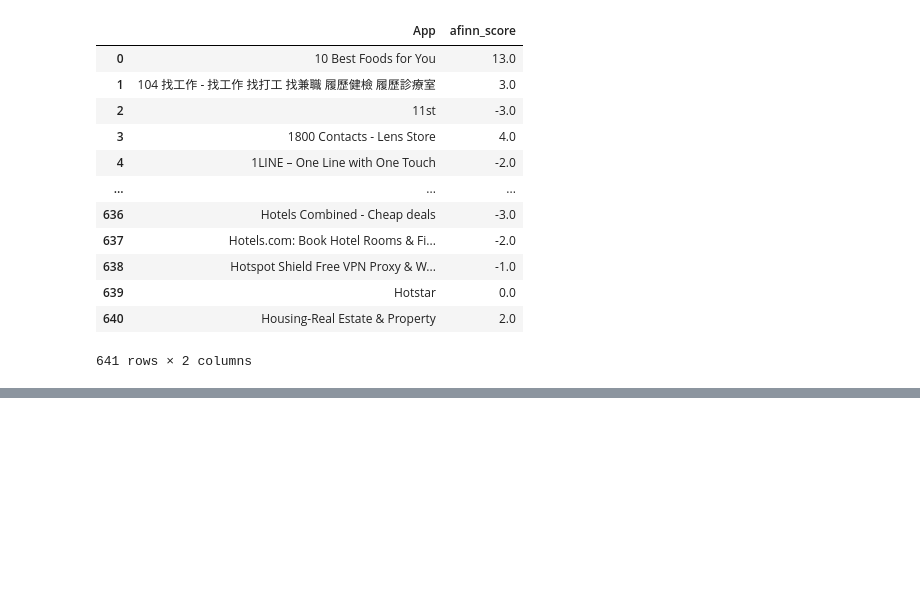
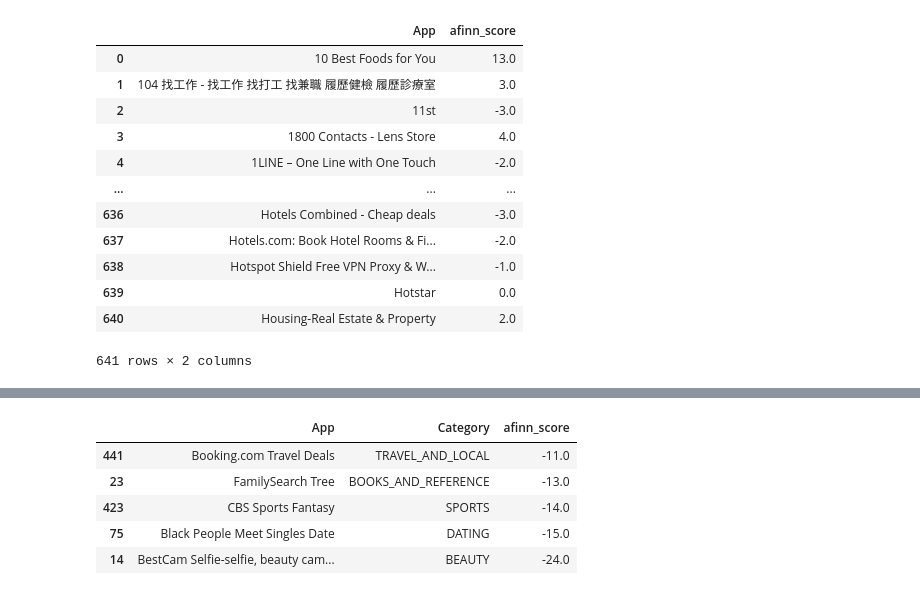
Before and after one commit to bahaozsahin/Develhope_Project-2_team-3, a Jupyter notebook: week4/Week4_Ozan.ipynb, the cells around one changed output, grey strips where cells are left out. Saved outputs shown, nothing was run; the diff lists cells and outputs as text; code cells hidden in the pictures; blank space fills up the shorter version.

```diff
--- a/week4/Week4_Ozan.ipynb
+++ b/week4/Week4_Ozan.ipynb
@@ -209,0 +182,9 @@ ur_df.head()
+# %%
+appcat_affin.tail()
+# %% [output]
+|  | App | Category | afinn_score |
+| 441 | Booking.com Travel Deals | TRAVEL_AND_LOCAL | -11.0 |
+| 23 | FamilySearch Tree | BOOKS_AND_REFERENCE | -13.0 |
+| 423 | CBS Sports Fantasy | SPORTS | -14.0 |
+| 75 | Black People Meet Singles Date | DATING | -15.0 |
+| 14 | BestCam Selfie-selfie, beauty cam... | BEAUTY | -24.0 |
```
Also changed, not shown: parts of 7 cells of this notebook.
